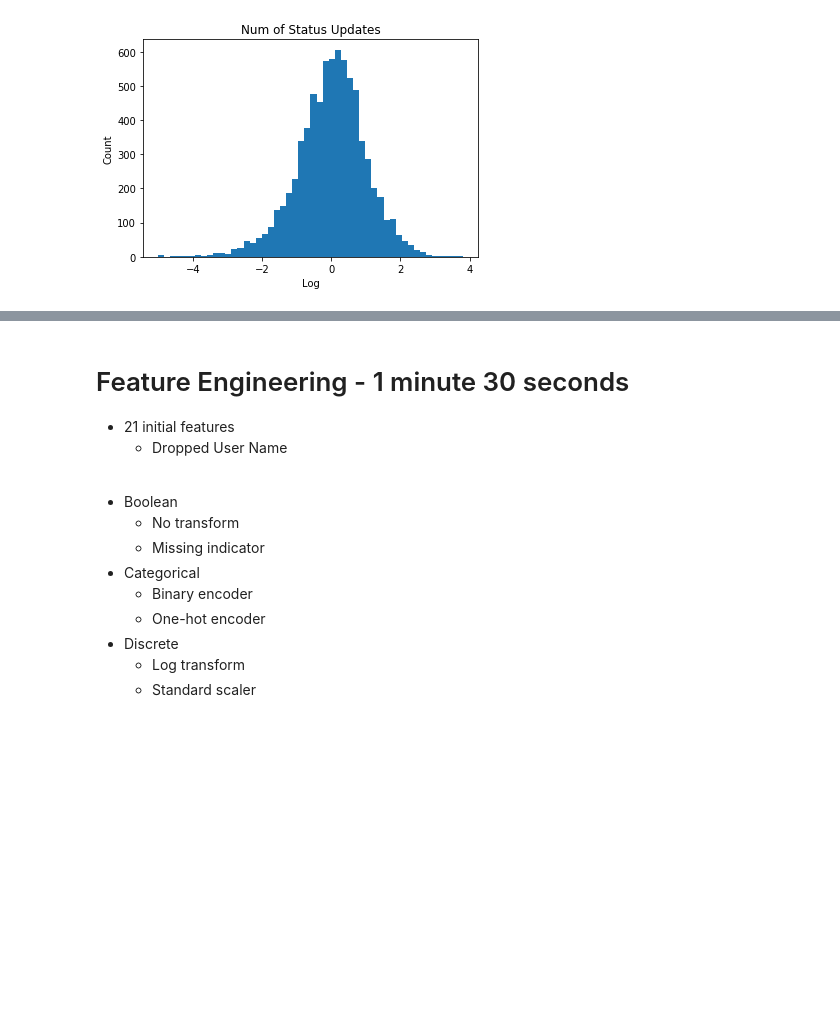
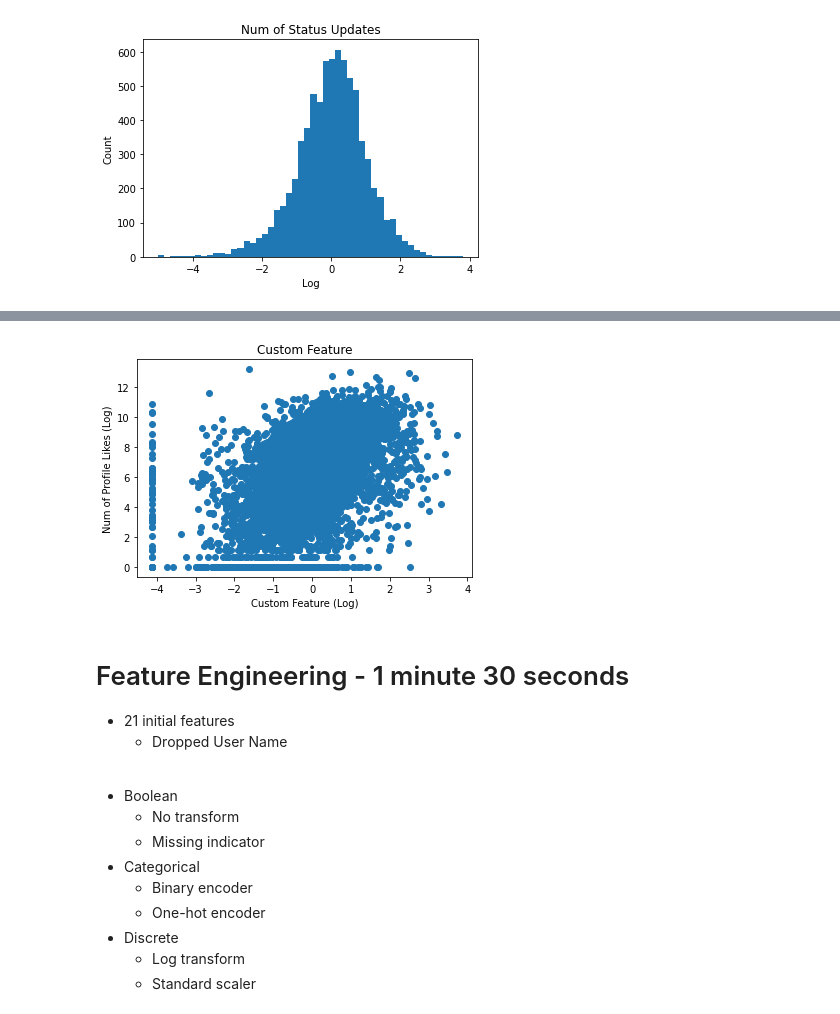
Before and after one commit to ebrunet28/smp, a Jupyter notebook: notebooks/presentation.ipynb, the cells around one changed output, grey strips where cells are left out. Drawn from its saved outputs; the diff is of its cells as text; code cells hidden in the pictures; blank space fills up the shorter version.

```diff
--- a/notebooks/presentation.ipynb
+++ b/notebooks/presentation.ipynb
@@ -122,3 +132,7 @@ plot_feature(feature, X, y)
+# %%
+plot_feature(feature, X, y)
+# %% [output]
+[figure, added]
 # %% [markdown]
 # Feature Engineering - 1 minute 30 seconds
 
```
Also changed, not shown: parts of 7 cells of this notebook, 2 other files.
